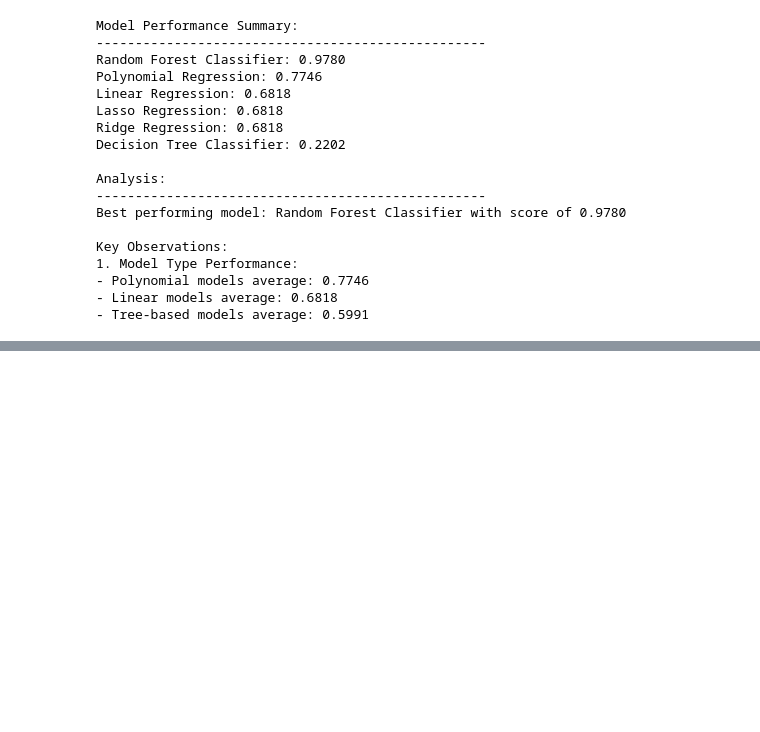
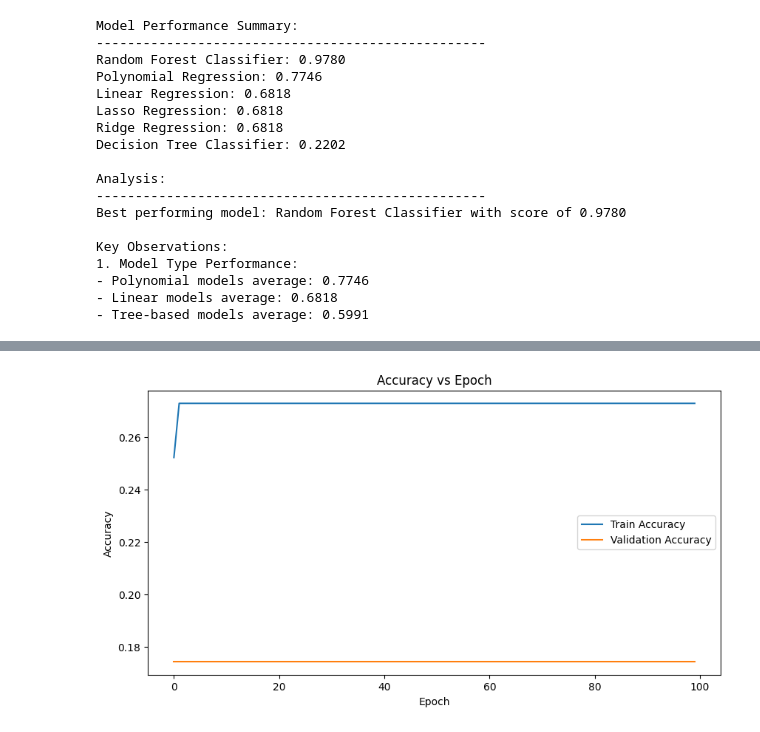
Before and after one commit to sgmalik/ML-Final-Project, a Jupyter notebook: main.ipynb, the cells around one changed output, grey strips where cells are left out. Drawn from its saved outputs; the diff is of its cells as text; code cells hidden in the pictures; blank space fills up the shorter version.

Commit message:
added neural network, need to do final touches etc

```diff
--- a/main.ipynb
+++ b/main.ipynb
@@ -1186,0 +1190,92 @@ Key Observations:
+# %%
+# implement a neural network to improve the model
+# Create a neural network model
+layers = [
+    Flatten(input_shape=(X_train.shape[1],)), # Flatten the input
+    Dense(128, activation='relu'), # First hidden layer with 128 neurons and ReLU activation
+    Dropout(0.2), # Dropout layer to prevent overfitting
+    Dense(64, activation='relu'), # Second hidden layer with 64 neurons and ReLU activation
+    Dropout(0.2), # Dropout layer to prevent overfitting
+    Dense(4, activation='softmax') # Output layer with 4 neurons for each price category and softmax activation
+]
+
+model = Sequential(layers) # Create a sequential model
+
+# Compile the model
+model.compile(optimizer=optimizers.SGD(learning_rate=0.01), loss='categorical_crossentropy', metrics=['accuracy'])
+
+# Convert target variable to categorical
+y_train_log = y_train_log.astype('category')
+y_test_log = y_test_log.astype('category')
+y_train_cat = to_categorical(y_train_log.cat.codes)
+y_test_cat = to_categorical(y_test_log.cat.codes)
+
+# Train the model
+history = model.fit(X_train_log, y_train_cat, epochs=100, batch_size=32, validation_data=(X_test_log, y_test_cat))
+
+# Evaluate the model
+loss, accuracy = model.evaluate(X_test_log, y_test_cat)
+print(f"Accuracy: {accuracy:.4f}")
+
+model.summary()
+
+# Visualize the results
+plt.figure(figsize=(10, 5))
+plt.plot(history.history['accuracy'], label='Train Accuracy')
+plt.plot(history.history['val_accuracy'], label='Validation Accuracy')
+plt.xlabel('Epoch')
+plt.ylabel('Accuracy')
+plt.title('Accuracy vs Epoch')
+plt.legend()
+plt.show()
+
+# Implement a neural network with grid search to find the best hyperparameters
+# Create a function to build the model
+
+# # Function to create model, required for KerasClassifier
+# def create_model(optimizer='adam', init='glorot_uniform', dropout_rate=0.0):
+#     model = Sequential()
+#     model.add(Flatten(input_shape=(X_train_log.shape[1],)))  # Ensure input shape is defined
+#     model.add(Dense(128, activation='relu', kernel_initializer=init))
+#     model.add(Dropout(dropout_rate))
+#     model.add(Dense(64, activation='relu', kernel_initializer=init))
+#     model.add(Dropout(dropout_rate))
+#     model.add(Dense(4, activation='softmax'))
+#     model.compile(optimizer=optimizer, loss='categorical_crossentropy', metrics=['accuracy'])
+#     return model
+
+# # Create the model
+# model = KerasClassifier(model=create_model, verbose=0, dropout_rate=0.0, init='glorot_uniform')
+
+# # Define the grid search parameters
+# batch_size = [16, 32, 64]
+# epochs = [50, 100, 150]
+# optimizer = ['SGD', 'RMSprop', 'Adam']
+# init = ['glorot_uniform', 'normal', 'uniform']
+# dropout_rate = [0.0, 0.1, 0.2, 0.3]
+
+# param_grid = dict(batch_size=batch_size, epochs=epochs, optimizer=optimizer, init=init, dropout_rate=dropout_rate)
+
+# # Create Grid Search
+# grid = GridSearchCV(estimator=model, param_grid=param_grid, n_jobs=-1, cv=3)
+# grid_result = grid.fit(X_train_log, y_train_cat)
+
+# # Summarize results
+# print(f"Best: {grid_result.best_score_:.4f} using {grid_result.best_params_}")
+# means = grid_result.cv_results_['mean_test_score']
+# stds = grid_result.cv_results_['std_test_score']
+# params = grid_result.cv_results_['params']
+# for mean, stdev, param in zip(means, stds, params):
+#     print(f"{mean:.4f} ({stdev:.4f}) with: {param}")
+
+# # Re-train the model with the best parameters
+# best_model = create_model(optimizer=grid_result.best_params_['optimizer'],
+#                           init=grid_result.best_params_['init'],
+#                           dropout_rate=grid_result.best_params_['dropout_rate'])
+# best_model.fit(X_train_log, y_train_cat, epochs=grid_result.best_params_['epochs'],
+#                batch_size=grid_result.best_params_['batch_size'], validation_data=(X_test_log, y_test_cat))
+
+# # Evaluate the best model
+# loss, accuracy = best_model.evaluate(X_test_log, y_test_cat)
+# print(f"Best Model Accuracy: {accuracy:.4f}")
+# %% [output]
@@ -1186,0 +1320 @@ Key Observations:
+[figure, added]
```
Also changed, not shown: parts of 4 cells of this notebook.
